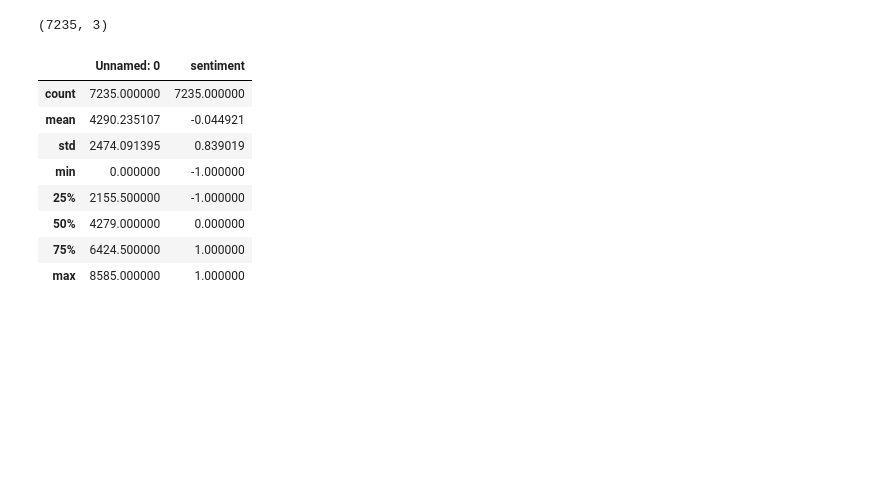
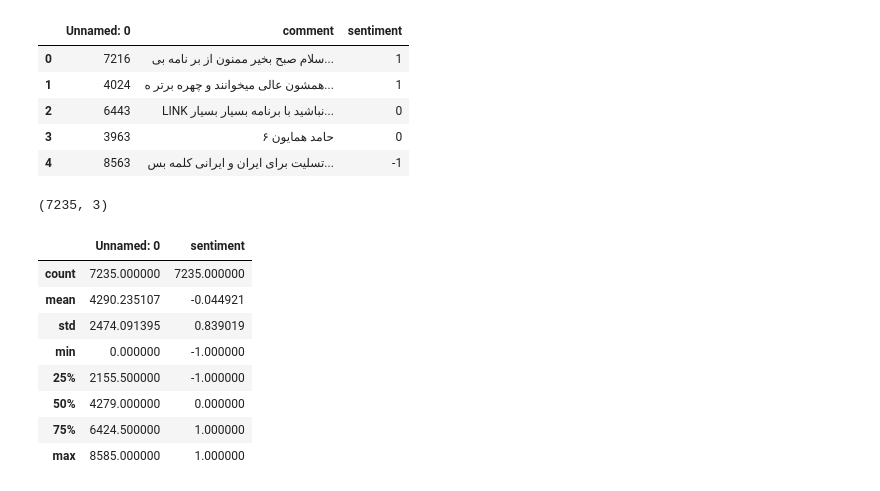
Before and after one commit to Abbasi0Abolfazl/CommentAnalyzer, a Jupyter notebook: persian_instagram_comments.ipynb, the cells around one changed output. Drawn from its saved outputs; the diff is of its cells as text; code cells hidden in the pictures; blank space fills up the shorter version.

```diff
--- a/persian_instagram_comments.ipynb
+++ b/persian_instagram_comments.ipynb
@@ -63,8 +56,15 @@ logging.getLogger('matplotlib.font_manager').setLevel(logging.ERROR)
 logging.basicConfig(level=logging.WARNING)
 logger = logging.getLogger(__name__)
 # %%
-df = pd.read_csv('/content/train.csv')
+df = pd.read_csv('src/train.csv')
 df.head()
+# %% [output]
+|  | Unnamed: 0 | comment | sentiment |
+| 0 | 7216 | سلام صبح بخیر ممنون از بر نامه بی... | 1 |
+| 1 | 4024 | همشون عالی میخوانند و چهره برتر ه... | 1 |
+| 2 | 6443 | LINK نباشید با برنامه بسیار بسیار... | 0 |
+| 3 | 3963 | حامد همایون ۶ | 0 |
+| 4 | 8563 | تسلیت برای ایران و ایرانی کلمه بس... | -1 |
 # %%
 df.shape
 # %% [output]
```
Also changed, not shown: parts of 7 cells of this notebook.
